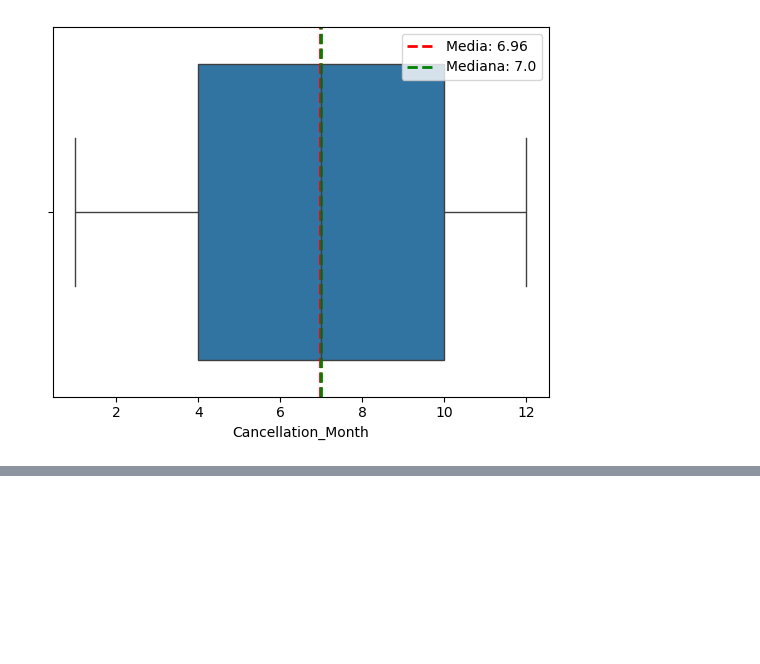
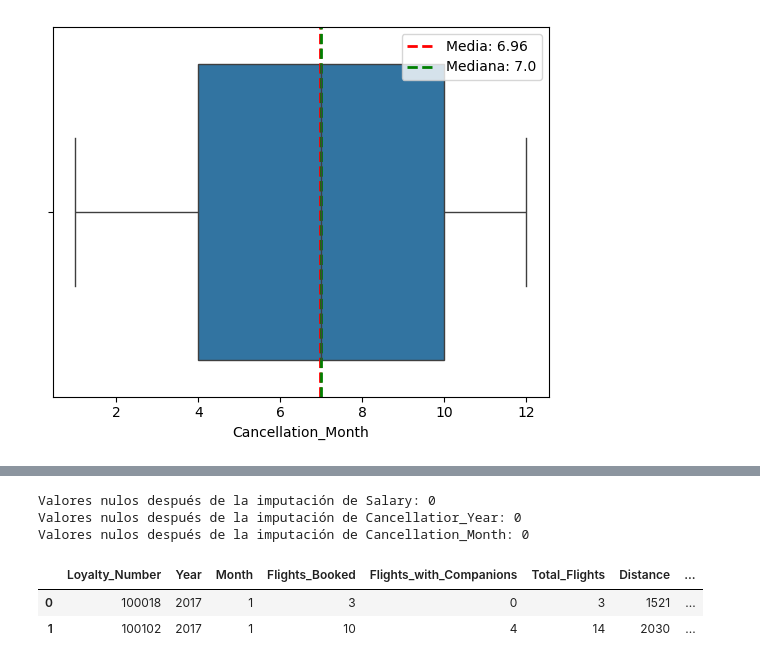
Before and after one commit to Adalab/bda-modulo-3-evaluacion-final-MPNimo, a Jupyter notebook: evaluacion-final-modulo3.ipynb, the cells around one changed output, grey strips where cells are left out. Saved outputs shown, nothing was run; the diff lists cells and outputs as text; code cells hidden in the pictures; blank space fills up the shorter version.

```diff
--- a/evaluacion-final-modulo3.ipynb
+++ b/evaluacion-final-modulo3.ipynb
@@ -484,3 +495,31 @@ avn_boxplot(df_CLH, var_num)
+# %%
+# Se tienen tres columnas con variables que tienen valores nulos, para saber como realizar la imputación, vamos a mirar su boxplots.
+# Una vez vistos sus boxplots decidimos imputar con su mediana
+
+mediana_salary = df_CLH['Salary'].median()
+mediana_cancellation_year = df_CLH['Cancellation_Year'].median()
+mediana_cancellation_month = df_CLH['Cancellation_Month'].median()
+
+df_CLH['Salary'] = df_CLH['Salary'].fillna(mediana_salary)
+df_CLH['Cancellation_Year'] = df_CLH['Cancellation_Year'].fillna(mediana_cancellation_year)
+df_CLH['Cancellation_Month'] = df_CLH['Cancellation_Month'].fillna(mediana_cancellation_month)
+
+print(f'Valores nulos después de la imputación de Salary: {df_CLH['Salary'].isnull().sum()}')
+print(f'Valores nulos después de la imputación de Cancellatior_Year: {df_CLH['Cancellation_Year'].isnull().sum()}')
+print(f'Valores nulos después de la imputación de Cancellation_Month: {df_CLH['Cancellation_Month'].isnull().sum()}')
+# %% [output]
+Valores nulos después de la imputación de Salary: 0
+Valores nulos después de la imputación de Cancellatior_Year: 0
+Valores nulos después de la imputación de Cancellation_Month: 0
+# %%
+# A continuación vamos a unir los dos dataframe:
+
+df_completo = df_CFA.merge(df_CLH, on = 'Loyalty_Number')
+df_completo.head(2)
+# %% [output]
+|  | Loyalty_Number | Year | Month | Flights_Booked | Flights_with_Companions | Total_Flights | Distance | ... |
+| 0 | 100018 | 2017 | 1 | 3 | 0 | 3 | 1521 | ... |
+| 1 | 100102 | 2017 | 1 | 10 | 4 | 14 | 2030 | ... |
 # %%
 ## UN BREVE RESULTADO DE LOS HISTOGRAMAS.
 ## UN BREVE RESULTADO DE LOS BOXPLOTS.
```
Also changed, not shown: parts of 18 cells of this notebook.
